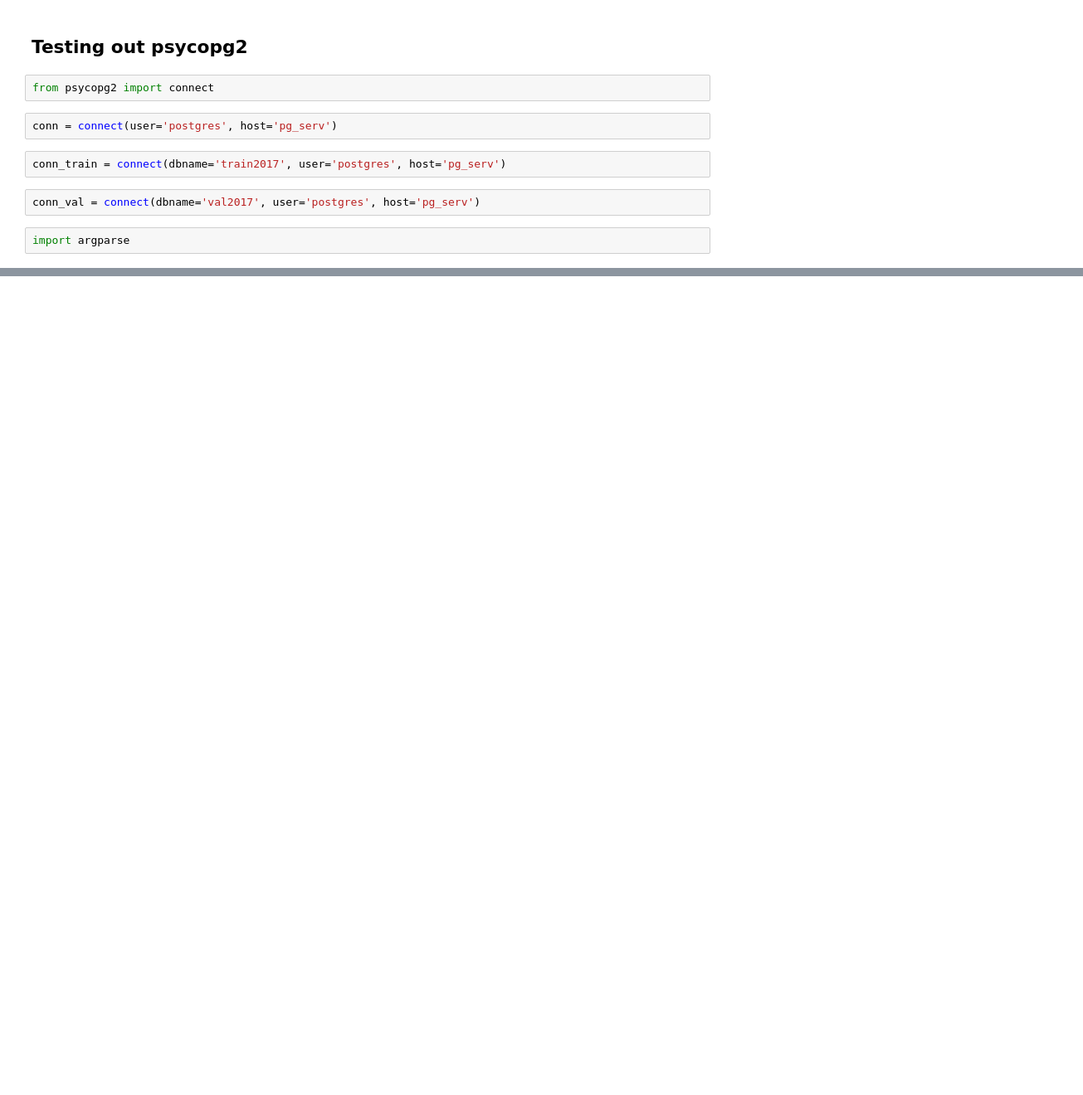
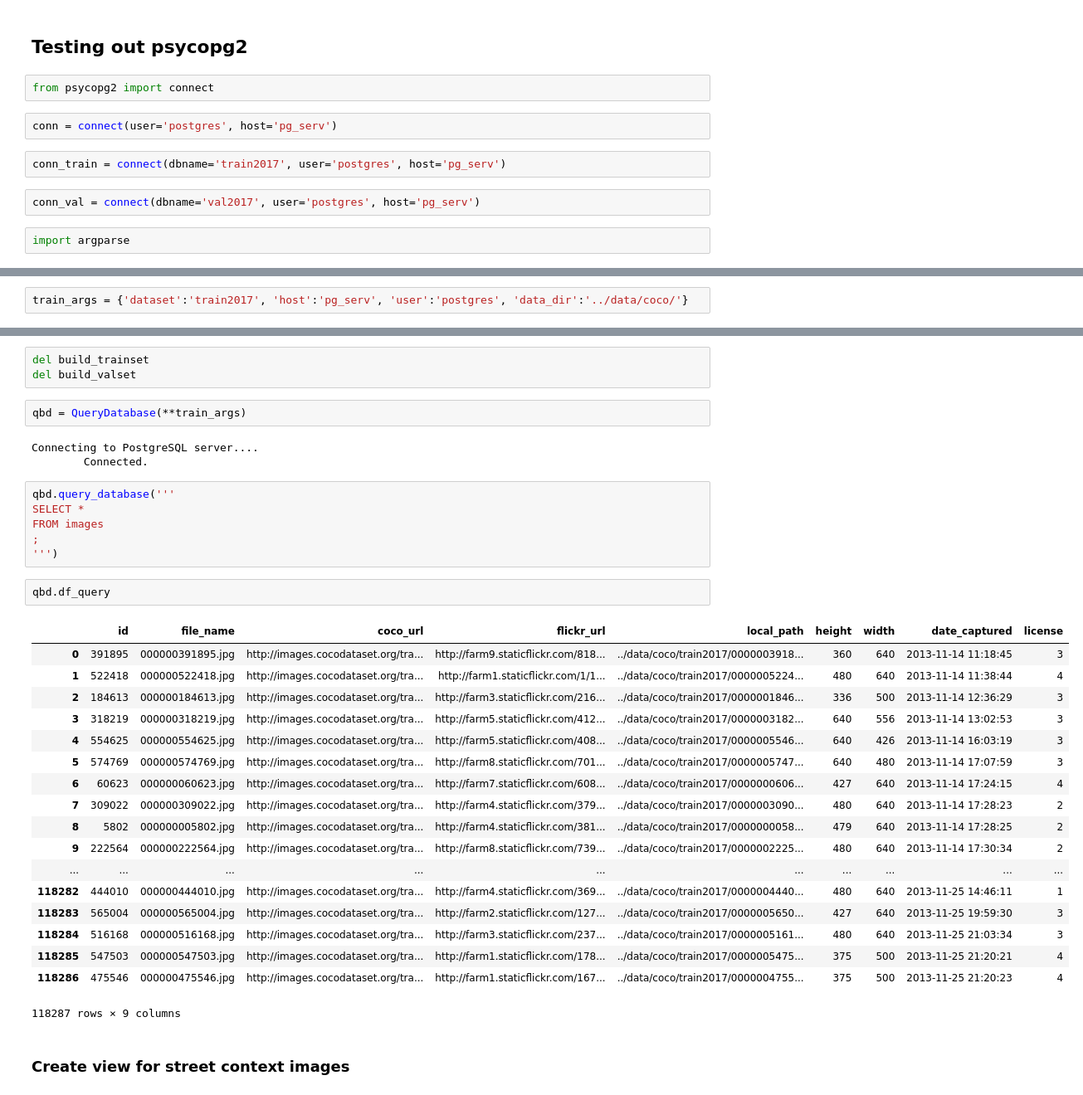
Before and after one commit to mosqueteiro/detecting_trafficlights, a Jupyter notebook: notebooks/Testing_environment.ipynb, the cells around one changed output, grey strips where cells are left out. Shown at 83% size. Drawn from its saved outputs; the diff is of its cells as text; blank space fills up the shorter version.

```diff
--- a/notebooks/Testing_environment.ipynb
+++ b/notebooks/Testing_environment.ipynb
@@ -129,0 +51,2 @@ Successfully installed certifi-2019.3.9 chardet-3.0.4 idna-2.8 requests-2.21.0 u
+# %%
+train_args = {'dataset':'train2017', 'host':'pg_serv', 'user':'postgres', 'data_dir':'../data/coco/'}
@@ -129,0 +102,37 @@ Successfully installed certifi-2019.3.9 chardet-3.0.4 idna-2.8 requests-2.21.0 u
+# %%
+del build_trainset
+del build_valset
+# %%
+qbd = QueryDatabase(**train_args)
+# %% [output]
+Connecting to PostgreSQL server....
+        Connected.
+# %%
+qbd.query_database('''
+SELECT *
+FROM images
+;
+''')
+# %%
+qbd.df_query
+# %% [output]
+|  | id | file_name | coco_url | flickr_url | local_path | height | width | date_captured | license |
+| 0 | 391895 | 000000391895.jpg | http://images.cocodataset.org/tra... | http://farm9.staticflickr.com/818... | ../data/coco/train2017/0000003918... | 360 | 640 | 2013-11-14 11:18:45 | 3 |
+| 1 | 522418 | 000000522418.jpg | http://images.cocodataset.org/tra... | http://farm1.staticflickr.com/1/1... | ../data/coco/train2017/0000005224... | 480 | 640 | 2013-11-14 11:38:44 | 4 |
+| 2 | 184613 | 000000184613.jpg | http://images.cocodataset.org/tra... | http://farm3.staticflickr.com/216... | ../data/coco/train2017/0000001846... | 336 | 500 | 2013-11-14 12:36:29 | 3 |
+| 3 | 318219 | 000000318219.jpg | http://images.cocodataset.org/tra... | http://farm5.staticflickr.com/412... | ../data/coco/train2017/0000003182... | 640 | 556 | 2013-11-14 13:02:53 | 3 |
+| 4 | 554625 | 000000554625.jpg | http://images.cocodataset.org/tra... | http://farm5.staticflickr.com/408... | ../data/coco/train2017/0000005546... | 640 | 426 | 2013-11-14 16:03:19 | 3 |
+| 5 | 574769 | 000000574769.jpg | http://images.cocodataset.org/tra... | http://farm8.staticflickr.com/701... | ../data/coco/train2017/0000005747... | 640 | 480 | 2013-11-14 17:07:59 | 3 |
+| 6 | 60623 | 000000060623.jpg | http://images.cocodataset.org/tra... | http://farm7.staticflickr.com/608... | ../data/coco/train2017/0000000606... | 427 | 640 | 2013-11-14 17:24:15 | 4 |
+| 7 | 309022 | 000000309022.jpg | http://images.cocodataset.org/tra... | http://farm4.staticflickr.com/379... | ../data/coco/train2017/0000003090... | 480 | 640 | 2013-11-14 17:28:23 | 2 |
+| 8 | 5802 | 000000005802.jpg | http://images.cocodataset.org/tra... | http://farm4.staticflickr.com/381... | ../data/coco/train2017/0000000058... | 479 | 640 | 2013-11-14 17:28:25 | 2 |
+| 9 | 222564 | 000000222564.jpg | http://images.cocodataset.org/tra... | http://farm8.staticflickr.com/739... | ../data/coco/train2017/0000002225... | 480 | 640 | 2013-11-14 17:30:34 | 2 |
+| ... | ... | ... | ... | ... | ... | ... | ... | ... | ... |
+| 118282 | 444010 | 000000444010.jpg | http://images.cocodataset.org/tra... | http://farm4.staticflickr.com/369... | ../data/coco/train2017/0000004440... | 480 | 640 | 2013-11-25 14:46:11 | 1 |
+| 118283 | 565004 | 000000565004.jpg | http://images.cocodataset.org/tra... | http://farm2.staticflickr.com/127... | ../data/coco/train2017/0000005650... | 427 | 640 | 2013-11-25 19:59:30 | 3 |
+| 118284 | 516168 | 000000516168.jpg | http://images.cocodataset.org/tra... | http://farm3.staticflickr.com/237... | ../data/coco/train2017/0000005161... | 480 | 640 | 2013-11-25 21:03:34 | 3 |
+| 118285 | 547503 | 000000547503.jpg | http://images.cocodataset.org/tra... | http://farm1.staticflickr.com/178... | ../data/coco/train2017/0000005475... | 375 | 500 | 2013-11-25 21:20:21 | 4 |
+| 118286 | 475546 | 000000475546.jpg | http://images.cocodataset.org/tra... | http://farm1.staticflickr.com/167... | ../data/coco/train2017/0000004755... | 375 | 500 | 2013-11-25 21:20:23 | 4 |
+118287 rows × 9 columns
+# %% [markdown]
+### Create view for street context images
```
Also changed, not shown: parts of 23 cells of this notebook, 2 other files.
